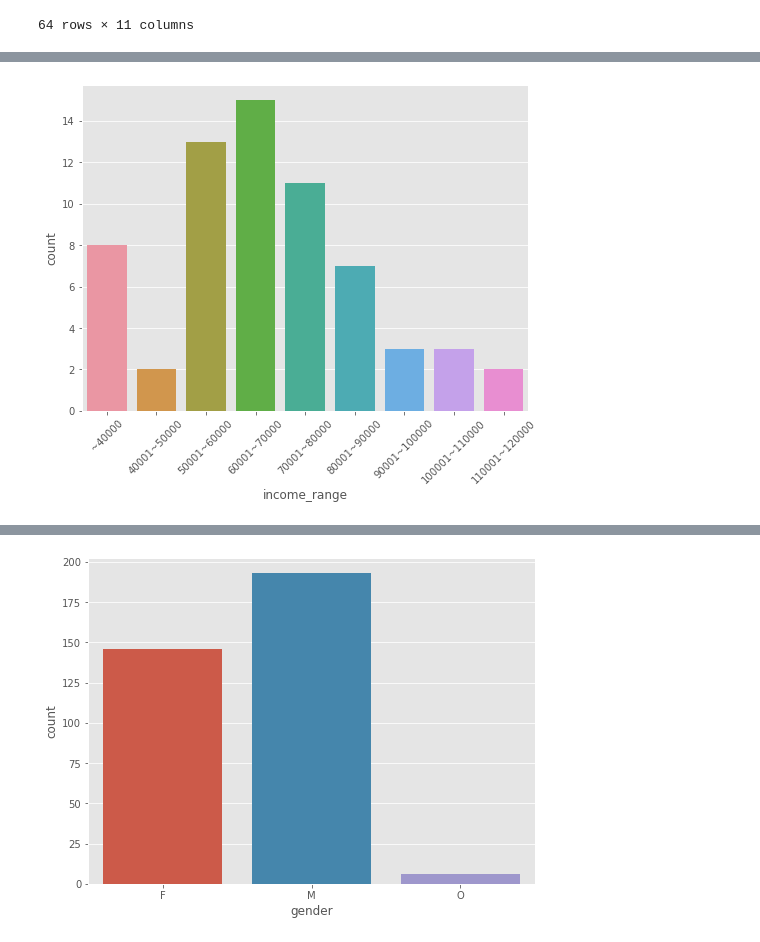
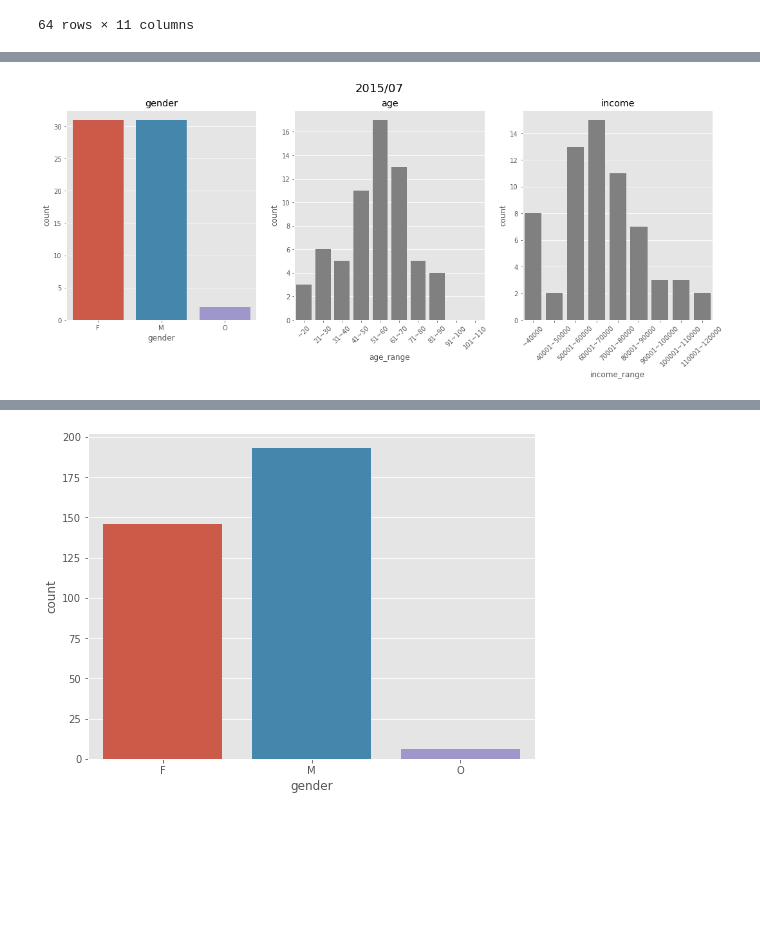
Before and after one commit to HAMJiyoung/Starbucks-Survey-EDA, a Jupyter notebook: Starbucks_Survey_EDA.ipynb, the cells around one changed output, grey strips where cells are left out. Saved outputs shown, nothing was run; the diff lists cells and outputs as text; code cells hidden in the pictures; blank space fills up the shorter version.

```diff
--- a/Starbucks_Survey_EDA.ipynb
+++ b/Starbucks_Survey_EDA.ipynb
@@ -476,7 +518,24 @@ plt.show()
-# %%
-plt.figure(figsize=(8, 6))
-sns.countplot(data=jul_2015, x='income_range')
-plt.xticks(rotation = 45)
-plt.show()
-# %% [output]
-[figure, removed]
+# %%
+fig = plt.figure(figsize=(18,6))
+fig.suptitle('2015/07', fontsize = 18)
+
+
+plt.subplot(1, 3, 1) # gender
+g01 = sns.countplot(data=jul_2015, x='gender')
+plt.title('gender')
+#plt.xticks(rotation = 45)
+
+plt.subplot(1, 3, 2) # age
+g02 = sns.countplot(data=jul_2015, x='age_range', color = 'gray')
+plt.title('age')
+plt.xticks(rotation = 45)
+
+
+plt.subplot(1, 3, 3) # income
+g03 = sns.countplot(data=jul_2015, x='income_range', color = 'gray')
+plt.title('income')
+plt.xticks(rotation = 45)
+
+plt.show()
+# %% [output]
+[figure, added]
```
Also changed, not shown: parts of 32 cells of this notebook.
